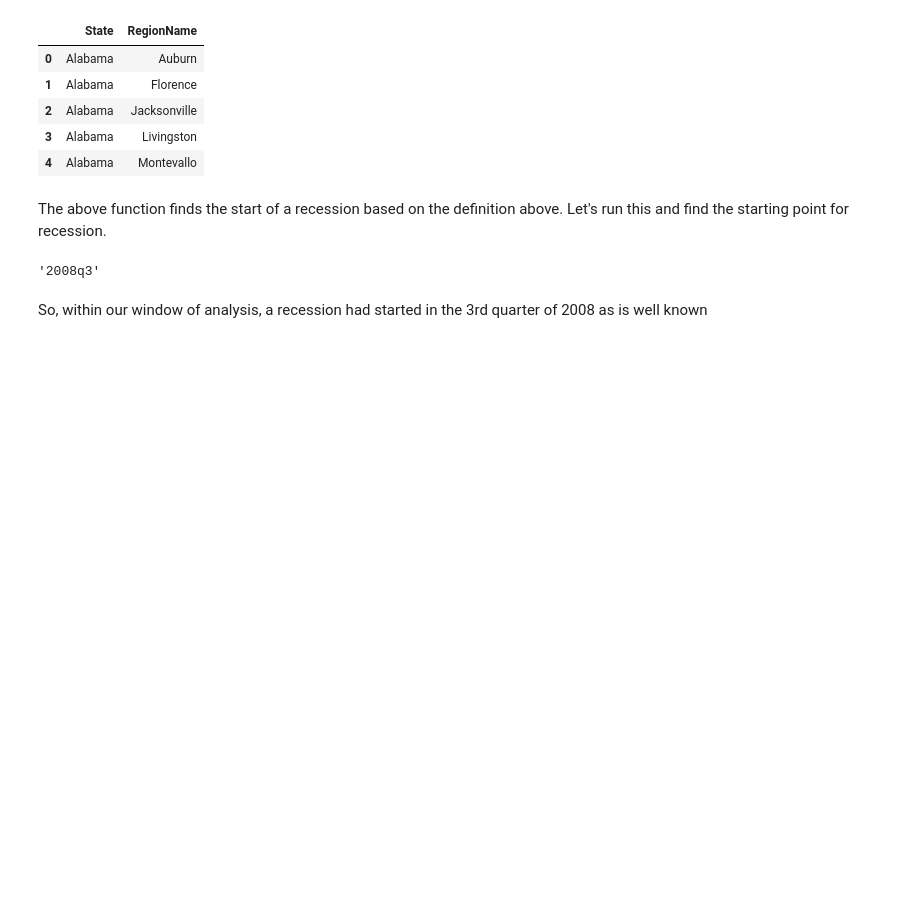
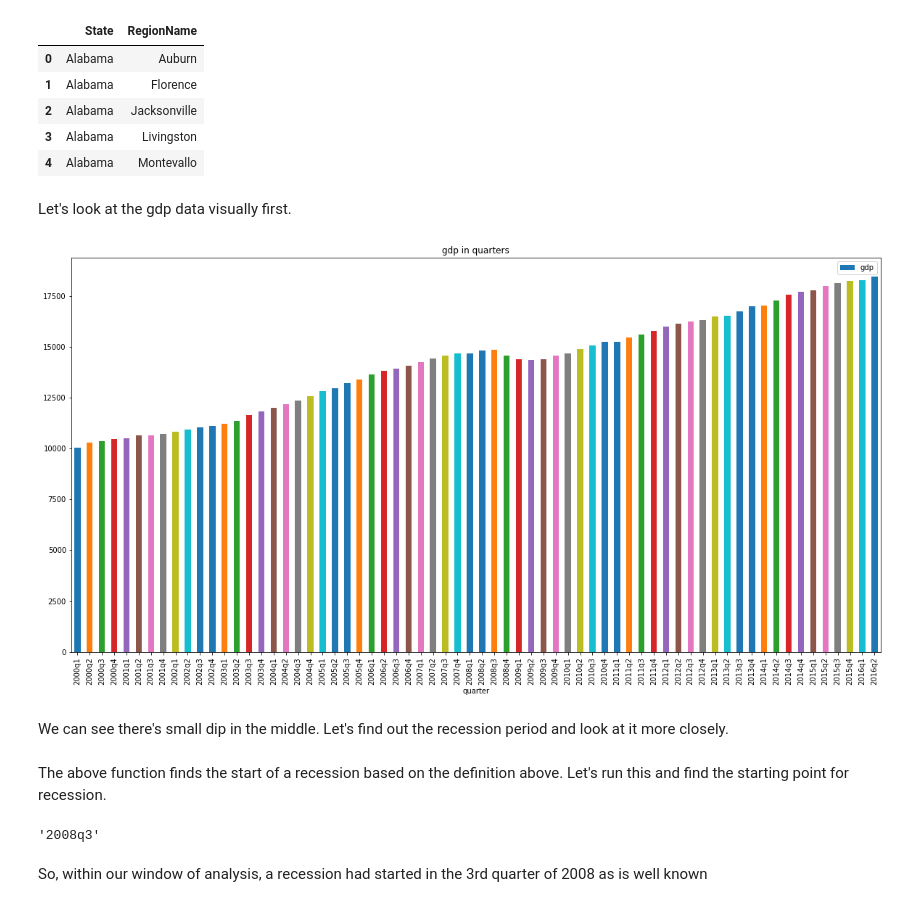
Before and after one commit to modasserbillah/hypothesis-testing, a Jupyter notebook: portfolio.ipynb, the cells around one changed output. Drawn from its saved outputs; the diff is of its cells as text; code cells hidden in the pictures; blank space fills up the shorter version.

Commit message:
added visualization

```diff
--- a/portfolio.ipynb
+++ b/portfolio.ipynb
@@ -73,6 +76,17 @@ def get_gdp_df():
     gdplev = gdplev[['1999q4', 9926.1]]
     gdplev.columns = ['quarter','gdp']
     return gdplev
+# %% [markdown]
+Let's look at the gdp data visually first.
+# %%
+gdp = get_gdp_df()
+# %%
+ax = gdp.plot.bar(title='gdp in quarters', figsize=(20, 10),  legend=True, x='quarter', y='gdp')
+plt.show()
+# %% [output]
+[figure, added]
+# %% [markdown]
+ We can see there's small dip in the middle. Let's find out the recession period and look at it more closely.
 # %%
 def get_recession_start():
     '''Returns the year and quarter of the recession start time as a
```
Also changed, not shown: parts of 12 cells of this notebook.
